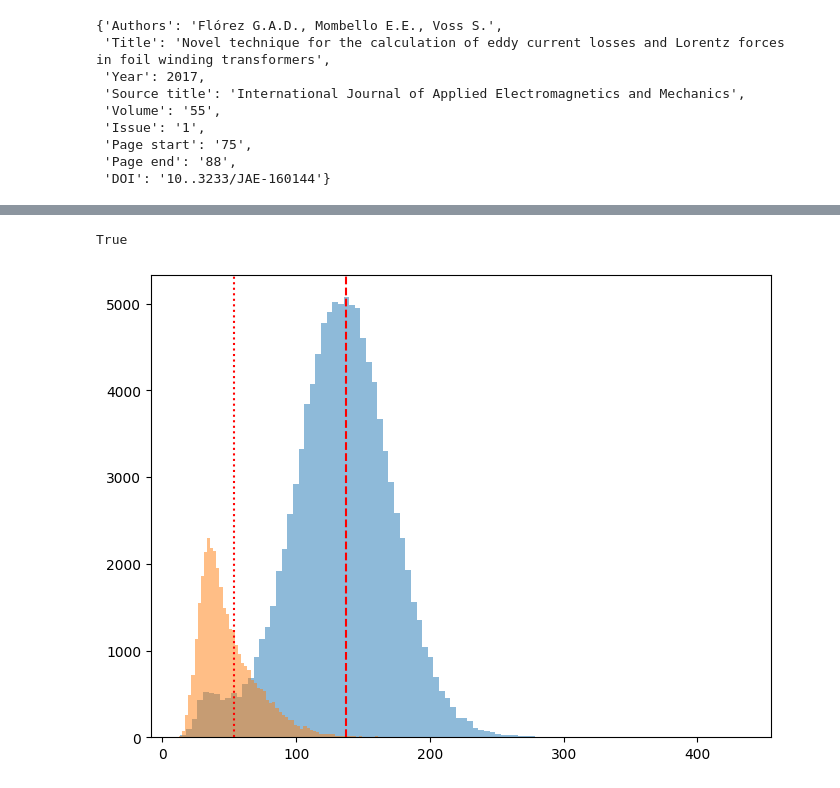
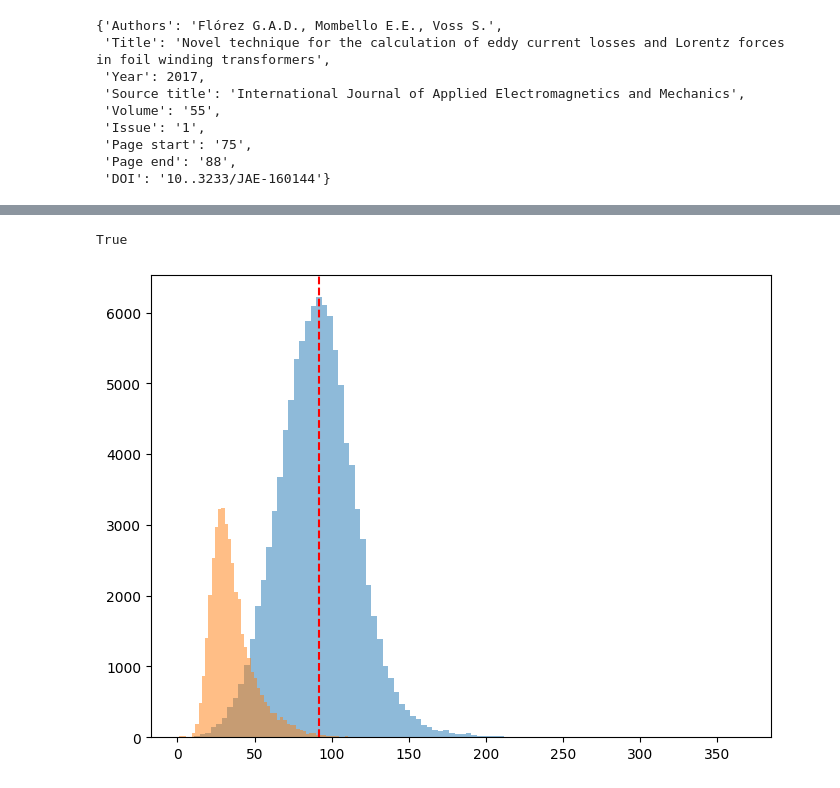
Before and after one commit to omazapa/colav_similarity_es, a Jupyter notebook: SimilarityFullStrategyO.ipynb, the cells around one changed output, grey strips where cells are left out. Cells and saved outputs as stored; diff of their text form; code cells hidden in the pictures.

Commit message:
HPO mohan for colav similarity

```diff
--- a/SimilarityFullStrategyO.ipynb
+++ b/SimilarityFullStrategyO.ipynb
@@ -19,7 +19,7 @@ from unidecode import unidecode
 from colavsim import colav_similarity, parse_doi, parse_string
 import sys
 # %%
-es = Elasticsearch(timeout=120)
+es = Elasticsearch(host="172.19.31.8",timeout=120)
 # %%
 # open a file, where you stored the pickled data
 file = open('dataset_full.pkl', 'rb')
@@ -70,7 +70,7 @@ for i in data["n"][0:3000]:
 # %%
 es_index = list(es.indices.get_alias("*").keys())
 print(es_index)
-es_index.remove("openalex_raw")
-es_index.remove("openalex_dfr")
-es_index = "openalex_raw"
+#es_index.remove("openalex_raw")
+#es_index.remove("openalex_dfr")
+es_index = "openalex_parsed"
 # %% [output]
@@ -163,8 +168,8 @@ def es_similarity(rec,th_high = 0, th_low = 0, mode = 0):
         if mode == 1: # la salida la evalua colav similarity, solo sobre el mejor hit
             i = res["hits"]["hits"][0]
             value = colav_similarity(rec['Title']       ,  i["_source"]['title'],
-                                    rec['Source title'],   i["_source"]["host_venue"]["display_name"],
-                                    rec['Year']        ,   i["_source"]['publication_year'],
+                                    rec['Source title'],   i["_source"]["source"],
+                                    rec['Year']        ,   i["_source"]['year'],
                                     ratio_thold=90, partial_thold=95,low_thold=80)
             return (value,i["_score"])
         if mode == 2: # después de los cortes la salida la evalua colav similarity
@@ -175,16 +180,16 @@ def es_similarity(rec,th_high = 0, th_low = 0, mode = 0):
             else:
                 i = res["hits"]["hits"][0]
                 value = colav_similarity(rec['Title']       ,  i["_source"]['title'],
-                                        rec['Source title'],   i["_source"]["host_venue"]["display_name"],
-                                        rec['Year']        ,   i["_source"]['publication_year'],
+                                        rec['Source title'],   i["_source"]["source"],
+                                        rec['Year']        ,   i["_source"]['year'],
                                         ratio_thold=90, partial_thold=95,low_thold=80)
                 return (value,i["_score"])
-        if mode == 3: # la salida la evalua colav similarity sobre los 10 primeros hits
+        if mode == 3: # la salida la evalua colav similarity sobre los 20 primeros hits
             for i in res["hits"]["hits"]:
                 value = colav_similarity(rec['Title']       ,  i["_source"]['title'],
-                                        rec['Source title'],   i["_source"]["host_venue"]["display_name"],
-                                        rec['Year']        ,   i["_source"]['publication_year'],
-                                        ratio_thold=90, partial_thold=95,low_thold=80)
+                                        rec['Source title'],   i["_source"]["source"],
+                                        rec['Year']        ,   i["_source"]['year'],
+                                        ratio_thold=90, partial_thold=92,low_thold=81)
                 if value:
                     return (True, i["_score"])
 
@@ -205,5 +210,5 @@ np.random.shuffle(scopus) #shuffle is inplace
 th_high=140
 th_low =5
 mode = 3
-results = Parallel(n_jobs=64,backend='threading',verbose=2)(delayed(es_similarity)(rec[0],th_high, th_low, mode) for rec in scopus)
+results = Parallel(n_jobs=72,backend='threading',verbose=2)(delayed(es_similarity)(rec[0],th_high, th_low, mode) for rec in scopus)
 # %% [output]
@@ -336,15 +338,15 @@ valor_maximo_x_n
 # %%
 n_bins = 100
 
 
 plt.figure(figsize=(8,6))
 plt.hist(f_score_p, bins=100, alpha=0.5, label="data1", density=False)
 plt.hist(f_score_n, bins=100, alpha=0.5, label="data1", density=False)
 # Dibuja una línea vertical en el punto máximo
 plt.axvline(x=valor_maximo_x_p, color='r', linestyle='--', label=f'Máximo en X: {valor_maximo_x_p:.2f}')
-plt.axvline(x=valor_maximo_x_n, color='r', linestyle=':', label=f'Máximo en X: {valor_maximo_x_n:.2f}')
+#plt.axvline(x=valor_maximo_x_n, color='r', linestyle='--', label=f'Máximo en X: {valor_maximo_x_n:.2f}')
 
 True
 # %% [output]
 True
-[figure, old version]
+[figure, new version]
```
Also changed, not shown: parts of 12 cells of this notebook, 7 other files.
